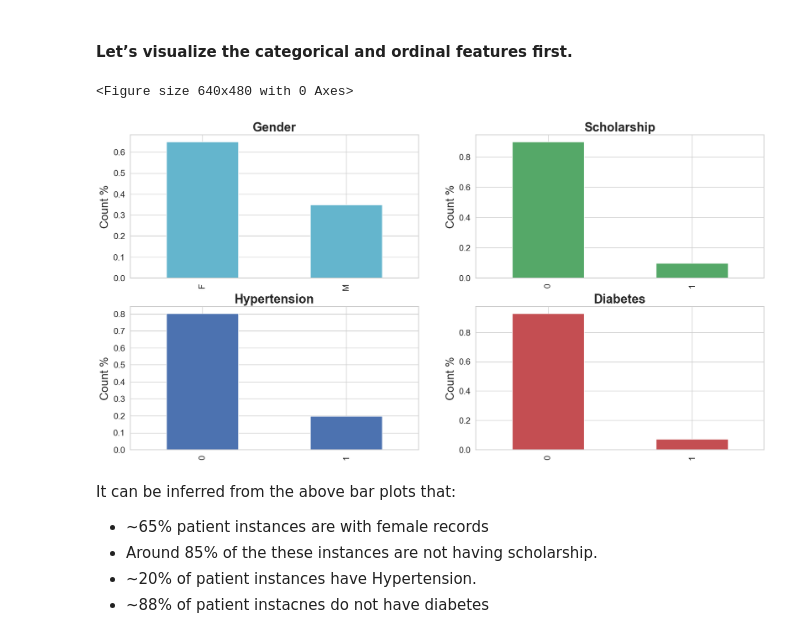
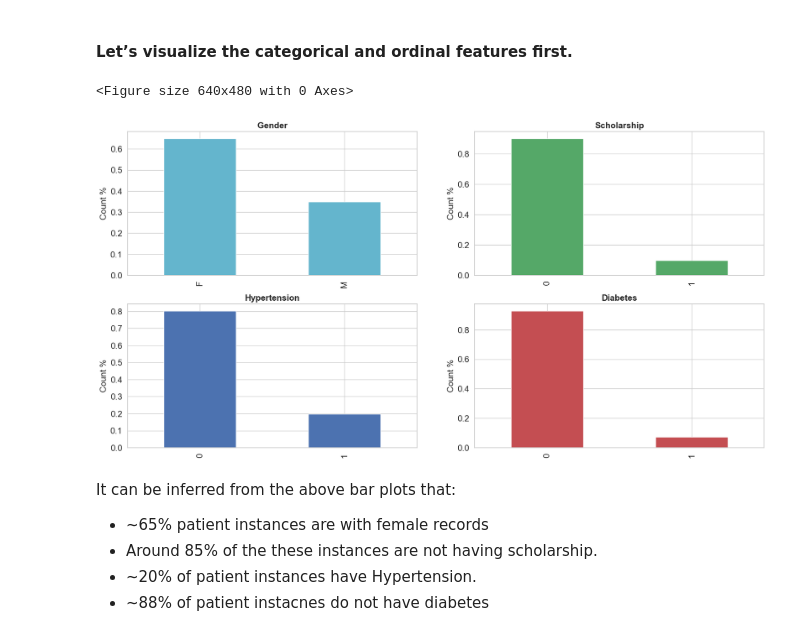
Before and after one commit to tranthuy0696/Project-Investigate-a-Dataset, a Jupyter notebook: Investigate_a_Dataset.ipynb, the cells around one changed output. Saved outputs shown, nothing was run; the diff lists cells and outputs as text; code cells hidden in the pictures.

```diff
--- a/Investigate_a_Dataset.ipynb
+++ b/Investigate_a_Dataset.ipynb
@@ -401,19 +406,19 @@ There are date columns as well, I have placed them in numeric bucket.
 # %%
 plt.figure(1)
 plt.figure(figsize = (15,10))
 iter_cols = ['Gender', 'Scholarship', 'Hypertension', 'Diabetes']
 #              , 'Alcoholism', 'Handicap']
 colour = ['c', 'g', 'b', 'r']
 i = 0
 for col in iter_cols:
     plt.subplot(int(str(22)+str((iter_cols.index(col)+1))))
     df[col].value_counts(normalize=True).plot.bar(figsize=(20,10), fontsize = 15.0, color = colour[i])
-    plt.title(col, fontweight="bold", fontsize = 22.0)
-    plt.ylabel('Count %', fontsize = 20.0)
+    plt.title(col, fontweight="bold", fontsize = 15.0)
+    plt.ylabel('Count %', fontsize = 15.0)
     i = i +1
 # %% [output]
 <Figure size 640x480 with 0 Axes>
-[figure, old version]
+[figure, new version]
 # %% [markdown]
 It can be inferred from the above bar plots that:
 
```
Also changed, not shown: parts of 11 cells of this notebook, 1 other file.
